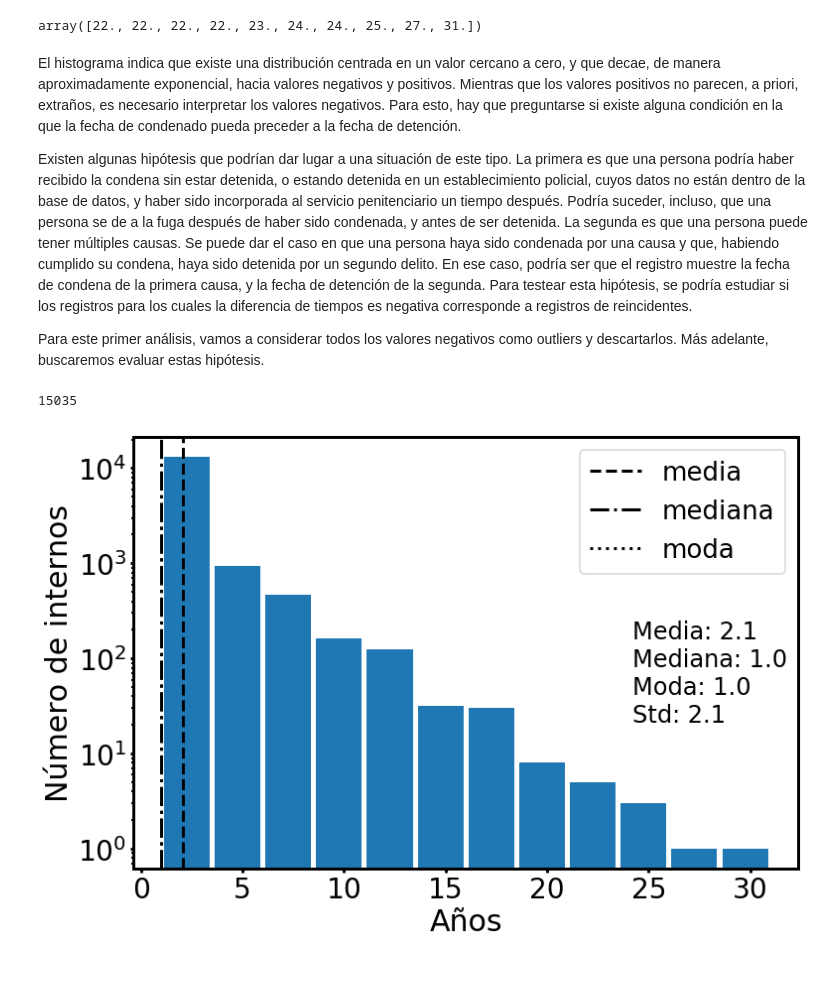
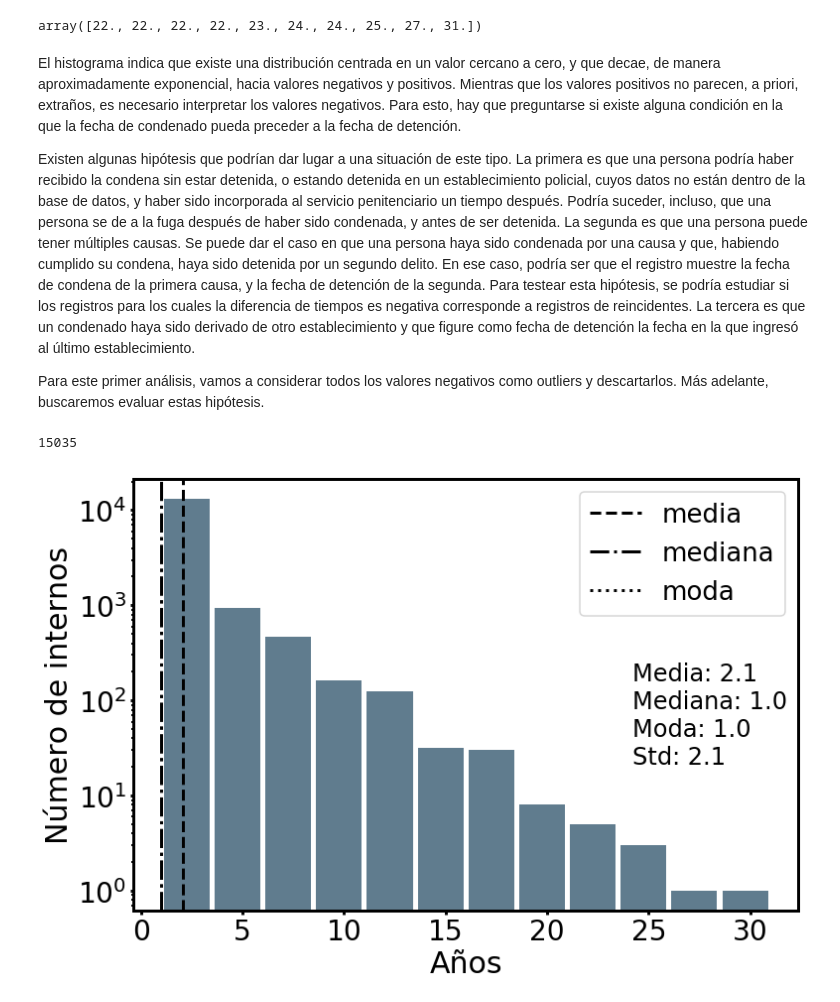
Before and after one commit to nahuelalmeira/poblacionPenal, a Jupyter notebook: VisualizacionYAnalisis/DiploDatos_PoblacionPenitenciariaArgentina_VyA.ipynb, the cells around one changed output. Cells and saved outputs as stored; diff of their text form; code cells hidden in the pictures; blank space fills up the shorter version.

Commit message:
Agrego cantidad delitos

```diff
--- a/VisualizacionYAnalisis/DiploDatos_PoblacionPenitenciariaArgentina_VyA.ipynb
+++ b/VisualizacionYAnalisis/DiploDatos_PoblacionPenitenciariaArgentina_VyA.ipynb
@@ -948,7 +948,7 @@ array([22., 22., 22., 22., 23., 24., 24., 25., 27., 31.])
 # %% [markdown]
 El histograma indica que existe una distribución centrada en un valor cercano a cero, y que decae, de manera aproximadamente exponencial, hacia valores negativos y positivos. Mientras que los valores positivos no parecen, a priori, extraños, es necesario interpretar los valores negativos. Para esto, hay que preguntarse si existe alguna condición en la que la fecha de condenado pueda preceder a la fecha de detención.
 
-Existen algunas hipótesis que podrían dar lugar a una situación de este tipo. La primera es que una persona podría haber recibido la condena sin estar detenida, o estando detenida en un establecimiento policial, cuyos datos no están dentro de la base de datos, y haber sido incorporada al servicio penitenciario un tiempo después. Podría suceder, incluso, que una persona se de a la fuga después de haber sido condenada, y antes de ser detenida. La segunda es que una persona puede tener múltiples causas. Se puede dar el caso en que una persona haya sido condenada por una causa y que, habiendo cumplido su condena, haya sido detenida por un segundo delito. En ese caso, podría ser que el registro muestre la fecha de condena de la primera causa, y la fecha de detención de la segunda. Para testear esta hipótesis, se podría estudiar si los registros para los cuales la diferencia de tiempos es negativa corresponde a registros de reincidentes.
+Existen algunas hipótesis que podrían dar lugar a una situación de este tipo. La primera es que una persona podría haber recibido la condena sin estar detenida, o estando detenida en un establecimiento policial, cuyos datos no están dentro de la base de datos, y haber sido incorporada al servicio penitenciario un tiempo después. Podría suceder, incluso, que una persona se de a la fuga después de haber sido condenada, y antes de ser detenida. La segunda es que una persona puede tener múltiples causas. Se puede dar el caso en que una persona haya sido condenada por una causa y que, habiendo cumplido su condena, haya sido detenida por un segundo delito. En ese caso, podría ser que el registro muestre la fecha de condena de la primera causa, y la fecha de detención de la segunda. Para testear esta hipótesis, se podría estudiar si los registros para los cuales la diferencia de tiempos es negativa corresponde a registros de reincidentes. La tercera es que un condenado haya sido derivado de otro establecimiento y que figure como fecha de detención la fecha en la que ingresó al último establecimiento.
 
 Para este primer análisis, vamos a considerar todos los valores negativos como outliers y descartarlos. Más adelante, buscaremos evaluar estas hipótesis.
 # %%
@@ -959,23 +959,23 @@ data_dur_condena[mask].shape[0]
 # %%
 data_dur_condena = data_dur_condena[mask]
 tiempo_sin_condena_anios = data_dur_condena['tiempo_sin_condena']
 
 moda = tiempo_sin_condena_anios.mode().values[0]
 media = tiempo_sin_condena_anios.mean()
 mediana = tiempo_sin_condena_anios.median()
 std = tiempo_sin_condena_anios.std()
 
 fig, ax = plt.subplots(figsize=(12, 8))
 ax.set_xlabel('Años')
 ax.set_ylabel('Número de internos')
-ax.hist(tiempo_sin_condena_anios.values, rwidth=0.9, log=True, bins=12)
+ax.hist(tiempo_sin_condena_anios.values, rwidth=0.9, log=True, bins=12, color='#607c8e')
 ax.axvline(media, linestyle='--', color='k', label='media')
 ax.axvline(mediana, linestyle='-.', color='k', label='mediana')
 ax.axvline(moda, linestyle=':', color='k', label='moda')
 text = 'Media: {:.1f}\nMediana: {:.1f}\nModa: {:.1f}\nStd: {:.1f}'.format(media, mediana, moda, std)
 ax.text(0.75, 0.34, text, transform=ax.transAxes, fontsize=24)
 ax.legend(loc='best')
 plt.savefig('../Informe/graficos/diff_condenado_detencion.png')
 plt.show()
 # %% [output]
-[figure, old version]
+[figure, new version]
```
Also changed, not shown: parts of 4 cells of this notebook, 4 other files.
